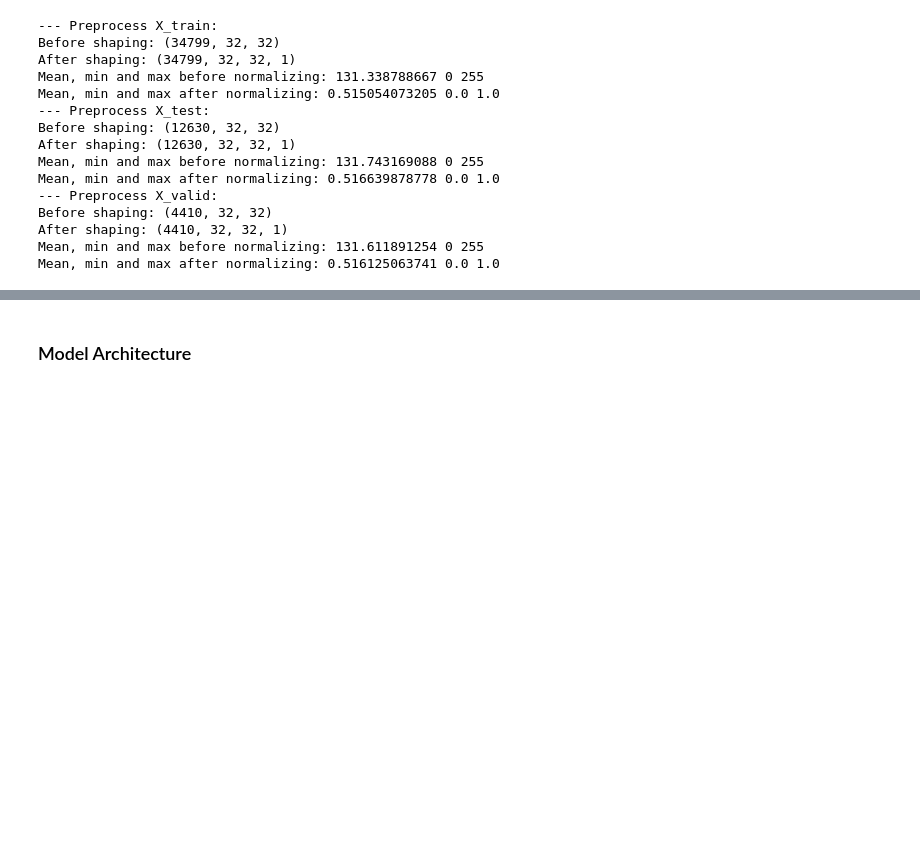
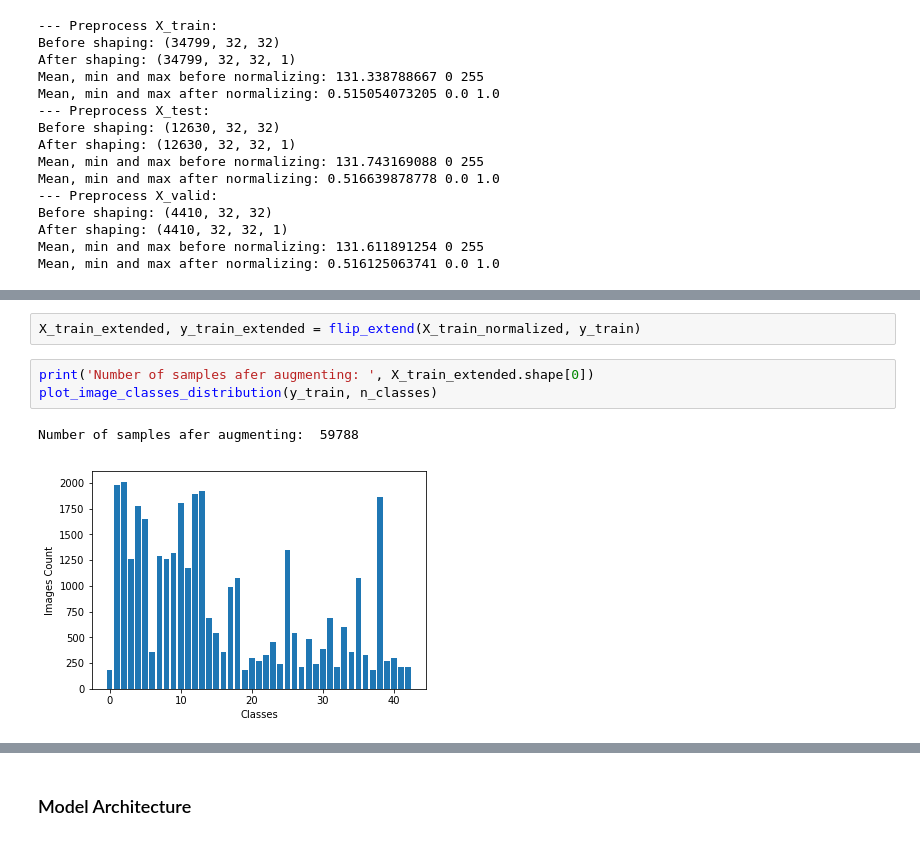
Before and after one commit to carlosbkm/CarND-Traffic-Sign-Classifier, a Jupyter notebook: Traffic_Sign_Classifier.ipynb, the cells around one changed output, grey strips where cells are left out. Drawn from its saved outputs; the diff is of its cells as text; blank space fills up the shorter version.

```diff
--- a/Traffic_Sign_Classifier.ipynb
+++ b/Traffic_Sign_Classifier.ipynb
@@ -184,0 +292,8 @@ Mean, min and max after normalizing: 0.516125063741 0.0 1.0
+# %%
+X_train_extended, y_train_extended = flip_extend(X_train_normalized, y_train)
+# %%
+print('Number of samples afer augmenting: ', X_train_extended.shape[0])
+plot_image_classes_distribution(y_train, n_classes)
+# %% [output]
+Number of samples afer augmenting:  59788
+[figure, added]
```
Also changed, not shown: parts of 18 cells of this notebook.
